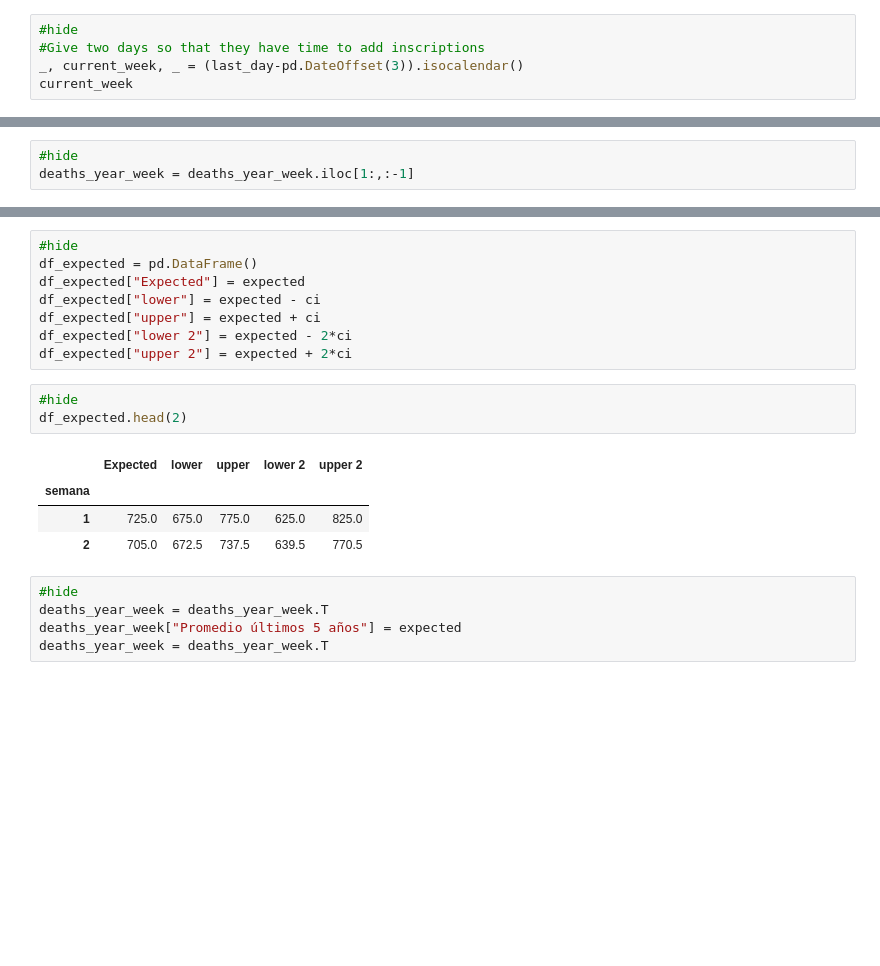
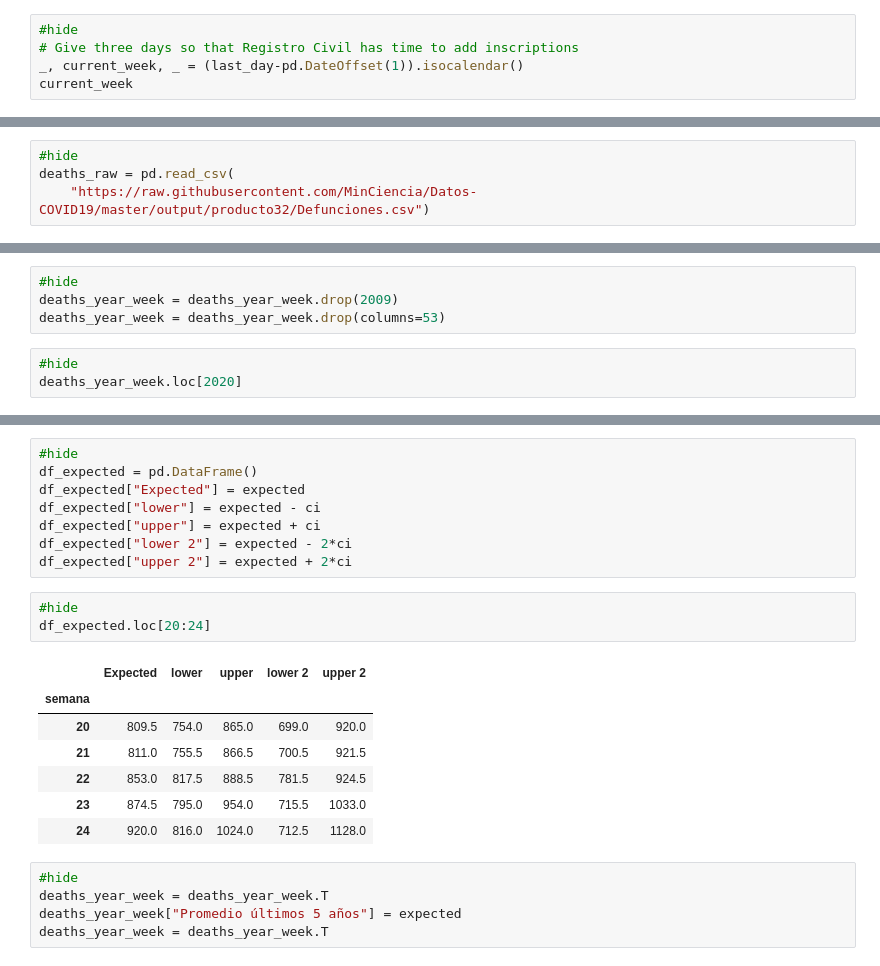
Before and after one commit to alonsosilvaallende/covid-19-fastpages, a Jupyter notebook: _notebooks/2020-06-07-Excess-mortality.ipynb, the cells around one changed output, grey strips where cells are left out. Cells and saved outputs as stored; diff of their text form; blank space fills up the shorter version.

```diff
--- a/_notebooks/2020-06-07-Excess-mortality.ipynb
+++ b/_notebooks/2020-06-07-Excess-mortality.ipynb
@@ -45,6 +67,6 @@ last_day.strftime("%Y-%m-%d")
 # %%
 #hide
-#Give two days so that they have time to add inscriptions
-_, current_week, _ = (last_day-pd.DateOffset(3)).isocalendar()
+# Give three days so that Registro Civil has time to add inscriptions
+_, current_week, _ = (last_day-pd.DateOffset(1)).isocalendar()
 current_week
 # %% [output]
@@ -658,5 +703,9 @@ data
 # %% [markdown]
 # Exceso de mortalidad en la R.M.
+# %%
+#hide
+deaths_raw = pd.read_csv(
+    "https://raw.githubusercontent.com/MinCiencia/Datos-COVID19/master/output/producto32/Defunciones.csv")
 # %%
 #hide
 # Defunciones inscritas en la R.M.
@@ -694,6 +743,10 @@ deaths_year_week = (deaths
                     .unstack()
                     .astype("Float16")
                     )
+# %%
+#hide
+deaths_year_week = deaths_year_week.drop(2009)
+deaths_year_week = deaths_year_week.drop(columns=53)
 # %%
 #hide
-deaths_year_week = deaths_year_week.iloc[1:,:-1]
+deaths_year_week.loc[2020]
@@ -734,12 +788,15 @@ df_expected["lower 2"] = expected - 2*ci
 df_expected["upper 2"] = expected + 2*ci
 # %%
 #hide
-df_expected.head(2)
+df_expected.loc[20:24]
 # %% [output]
 |  | Expected | lower | upper | lower 2 | upper 2 |
 | semana |  |  |  |  |  |
-| 1 | 725.0 | 675.0 | 775.0 | 625.0 | 825.0 |
-| 2 | 705.0 | 672.5 | 737.5 | 639.5 | 770.5 |
+| 20 | 809.5 | 754.0 | 865.0 | 699.0 | 920.0 |
+| 21 | 811.0 | 755.5 | 866.5 | 700.5 | 921.5 |
+| 22 | 853.0 | 817.5 | 888.5 | 781.5 | 924.5 |
+| 23 | 874.5 | 795.0 | 954.0 | 715.5 | 1033.0 |
+| 24 | 920.0 | 816.0 | 1024.0 | 712.5 | 1128.0 |
 # %%
 #hide
 deaths_year_week = deaths_year_week.T
```
Also changed, not shown: parts of 80 cells of this notebook.
